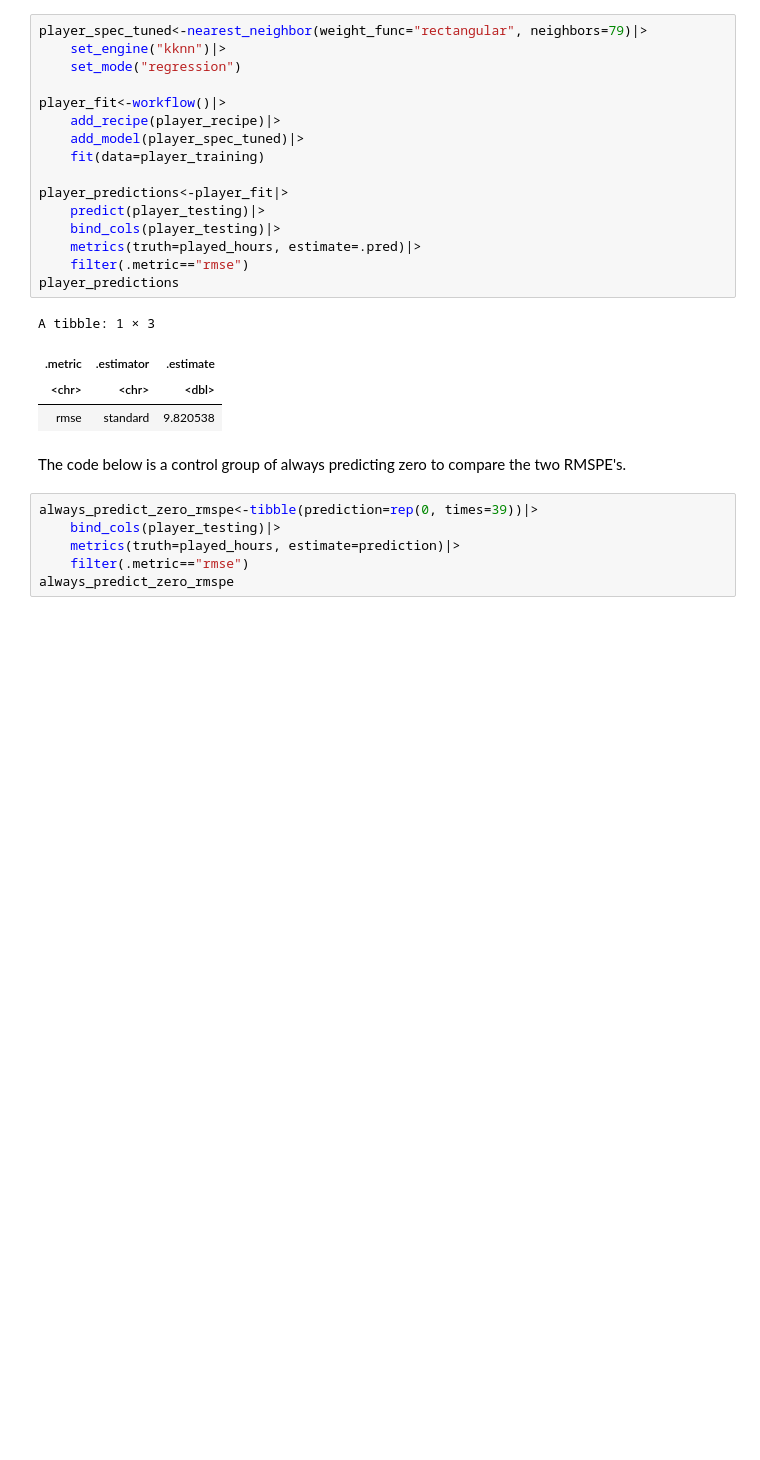
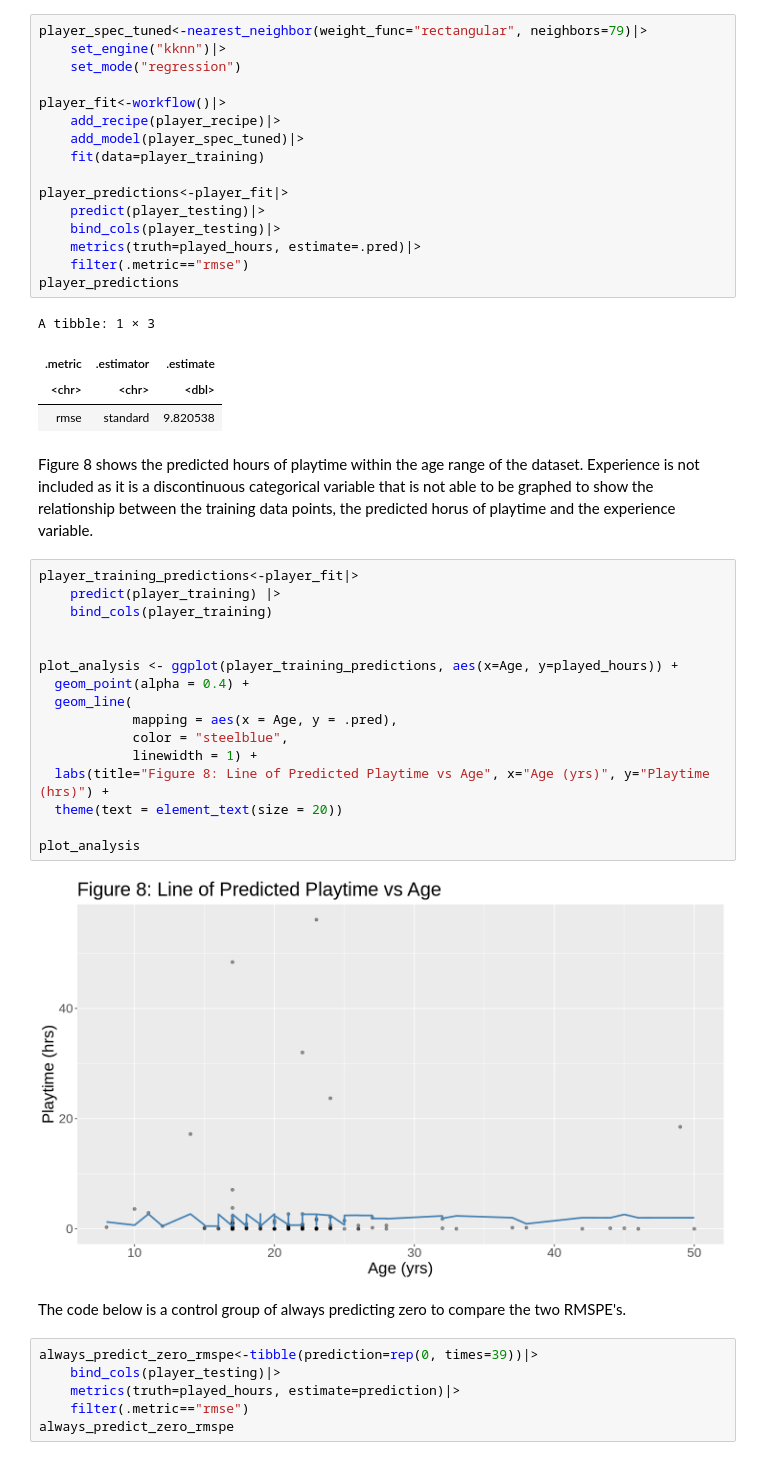
Before and after one commit to AndrewH-dsci/DSCI-Group-Project, a Jupyter notebook: Wrangling_and_Model_Code.ipynb, the cells around one changed output. Cells and saved outputs as stored; diff of their text form; blank space fills up the shorter version.

Commit message:
Title added and analysis plot

```diff
--- a/Wrangling_and_Model_Code.ipynb
+++ b/Wrangling_and_Model_Code.ipynb
@@ -269,6 +271,26 @@ A tibble: 1 × 3
 | .metric | .estimator | .estimate |
 | <chr> | <chr> | <dbl> |
 | rmse | standard | 9.820538 |
+# %% [markdown]
+Figure 8 shows the predicted hours of playtime within the age range of the dataset. Experience is not included as it is a discontinuous categorical variable that is not able to be graphed to show the relationship between the training data points, the predicted horus of playtime and the experience variable.
+# %%
+player_training_predictions<-player_fit|>
+	predict(player_training) |>
+ 	bind_cols(player_training)
+
+
+plot_analysis <- ggplot(player_training_predictions, aes(x=Age, y=played_hours)) +
+  geom_point(alpha = 0.4) +
+  geom_line(
+        	mapping = aes(x = Age, y = .pred),
+        	color = "steelblue",
+        	linewidth = 1) +
+  labs(title="Figure 8: Line of Predicted Playtime vs Age", x="Age (yrs)", y="Playtime (hrs)") +
+  theme(text = element_text(size = 20))
+
+plot_analysis
+# %% [output]
+[figure, added]
 # %% [markdown]
 The code below is a control group of always predicting zero to compare the two RMSPE's.
 # %%
```
Also changed, not shown: parts of 3 cells of this notebook.
